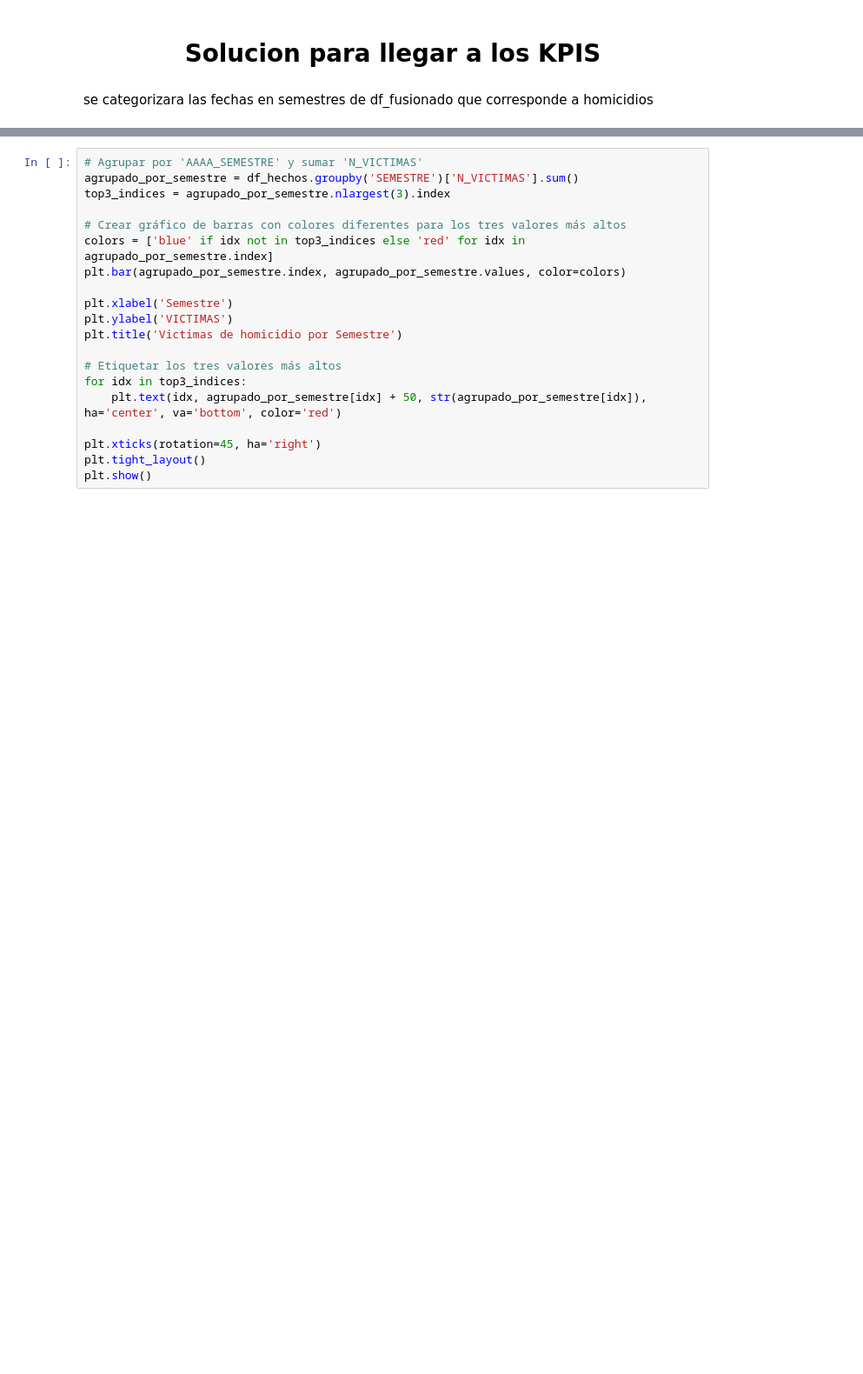
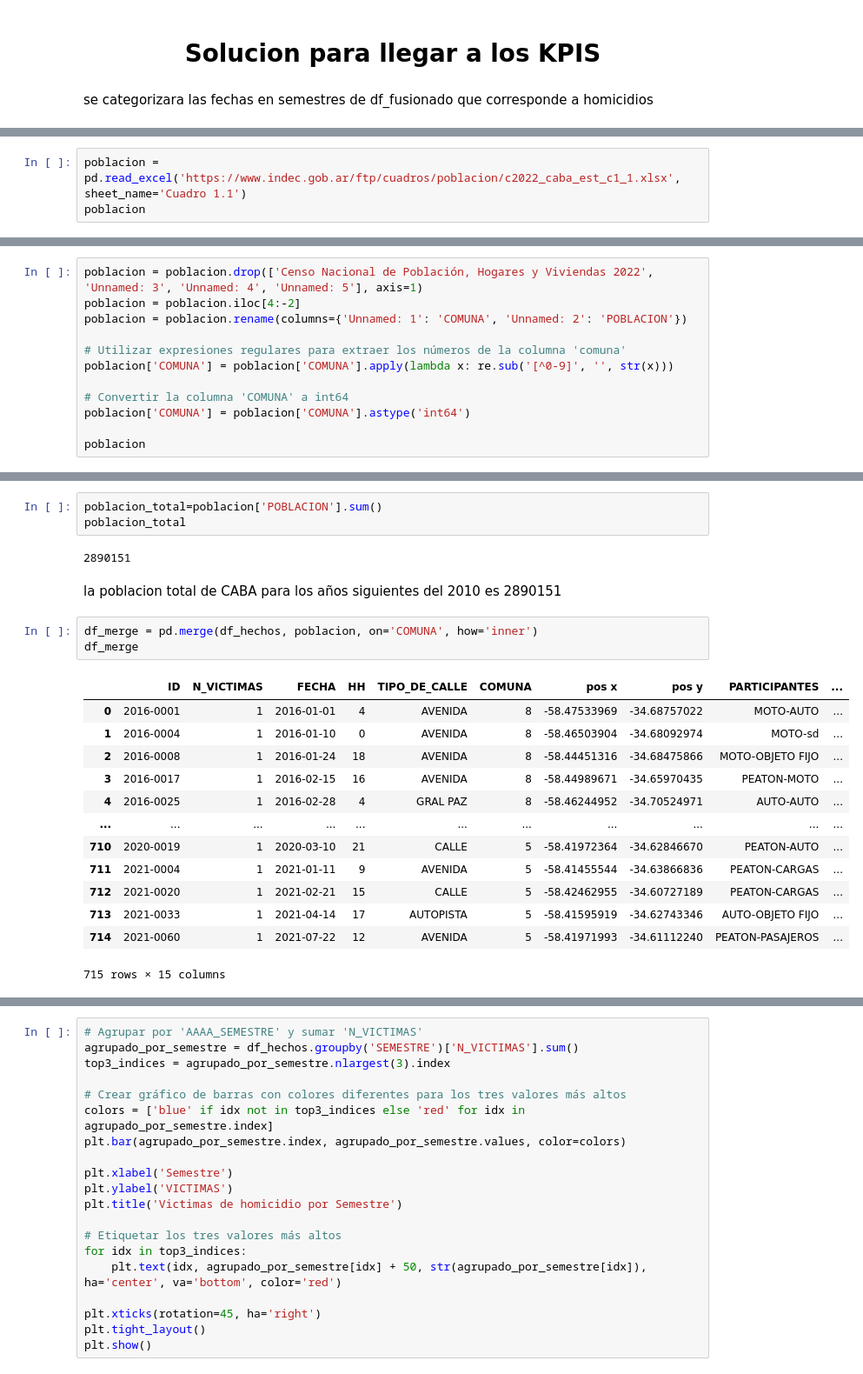
Before and after one commit to dariojacome/proyecto_anat, a Jupyter notebook: ETL_EDA.ipynb, the cells around one changed output, grey strips where cells are left out. Shown: that part at 87% size. Saved outputs shown, nothing was run; the diff lists cells and outputs as text; blank space fills up the shorter version.

```diff
--- a/ETL_EDA.ipynb
+++ b/ETL_EDA.ipynb
@@ -432,0 +432,3 @@ df_hechos
+# %%
+poblacion = pd.read_excel('https://www.indec.gob.ar/ftp/cuadros/poblacion/c2022_caba_est_c1_1.xlsx', sheet_name='Cuadro 1.1')
+poblacion
@@ -432,0 +453,12 @@ df_hechos
+# %%
+poblacion = poblacion.drop(['Censo Nacional de Población, Hogares y Viviendas 2022', 'Unnamed: 3', 'Unnamed: 4', 'Unnamed: 5'], axis=1)
+poblacion = poblacion.iloc[4:-2]
+poblacion = poblacion.rename(columns={'Unnamed: 1': 'COMUNA', 'Unnamed: 2': 'POBLACION'})
+
+# Utilizar expresiones regulares para extraer los números de la columna 'comuna'
+poblacion['COMUNA'] = poblacion['COMUNA'].apply(lambda x: re.sub('[^0-9]', '', str(x)))
+
+# Convertir la columna 'COMUNA' a int64
+poblacion['COMUNA'] = poblacion['COMUNA'].astype('int64')
+
+poblacion
@@ -433 +482,25 @@ df_hechos
+# %%
+poblacion_total=poblacion['POBLACION'].sum()
+poblacion_total
+# %% [output]
+2890151
+# %% [markdown]
+la poblacion total de CABA para los años siguientes del 2010 es 2890151
+# %%
+df_merge = pd.merge(df_hechos, poblacion, on='COMUNA', how='inner')
+df_merge
+# %% [output]
+|  | ID | N_VICTIMAS | FECHA | HH | TIPO_DE_CALLE | COMUNA | pos x | pos y | PARTICIPANTES | ... |
+| 0 | 2016-0001 | 1 | 2016-01-01 | 4 | AVENIDA | 8 | -58.47533969 | -34.68757022 | MOTO-AUTO | ... |
+| 1 | 2016-0004 | 1 | 2016-01-10 | 0 | AVENIDA | 8 | -58.46503904 | -34.68092974 | MOTO-sd | ... |
+| 2 | 2016-0008 | 1 | 2016-01-24 | 18 | AVENIDA | 8 | -58.44451316 | -34.68475866 | MOTO-OBJETO FIJO | ... |
+| 3 | 2016-0017 | 1 | 2016-02-15 | 16 | AVENIDA | 8 | -58.44989671 | -34.65970435 | PEATON-MOTO | ... |
+| 4 | 2016-0025 | 1 | 2016-02-28 | 4 | GRAL PAZ | 8 | -58.46244952 | -34.70524971 | AUTO-AUTO | ... |
+| ... | ... | ... | ... | ... | ... | ... | ... | ... | ... | ... |
+| 710 | 2020-0019 | 1 | 2020-03-10 | 21 | CALLE | 5 | -58.41972364 | -34.62846670 | PEATON-AUTO | ... |
+| 711 | 2021-0004 | 1 | 2021-01-11 | 9 | AVENIDA | 5 | -58.41455544 | -34.63866836 | PEATON-CARGAS | ... |
+| 712 | 2021-0020 | 1 | 2021-02-21 | 15 | CALLE | 5 | -58.42462955 | -34.60727189 | PEATON-CARGAS | ... |
+| 713 | 2021-0033 | 1 | 2021-04-14 | 17 | AUTOPISTA | 5 | -58.41595919 | -34.62743346 | AUTO-OBJETO FIJO | ... |
+| 714 | 2021-0060 | 1 | 2021-07-22 | 12 | AVENIDA | 5 | -58.41971993 | -34.61112240 | PEATON-PASAJEROS | ... |
+715 rows × 15 columns
 # %%
```
Also changed, not shown: parts of 16 cells of this notebook.
